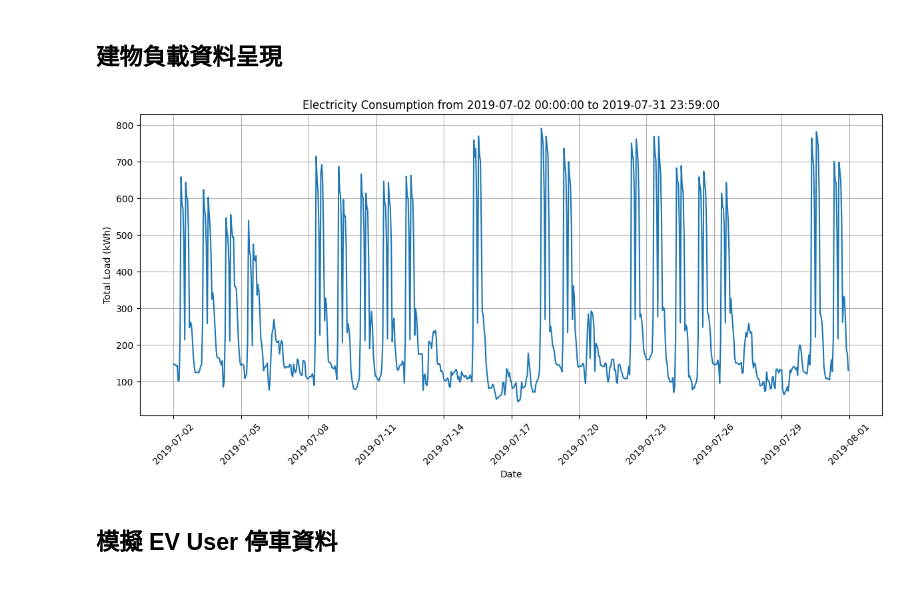
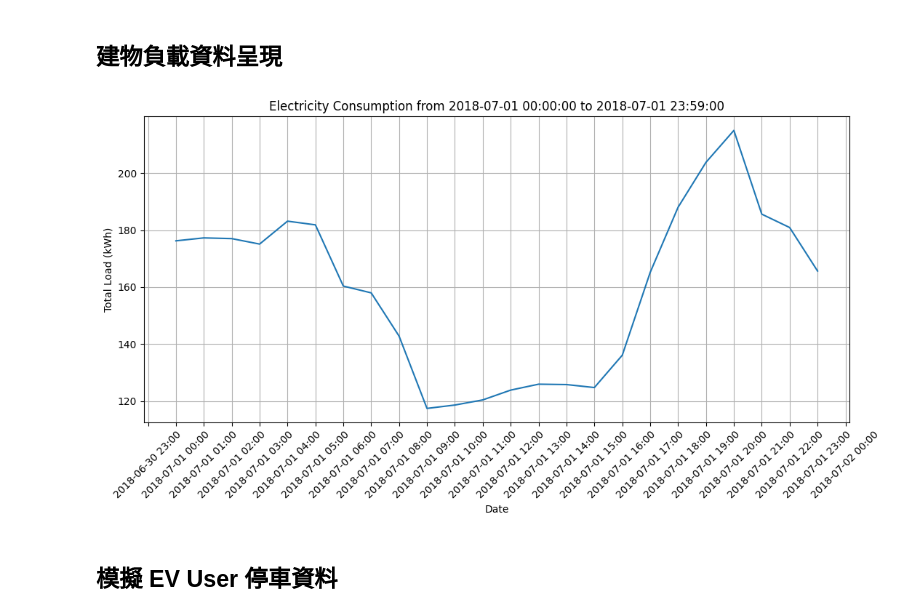
Before and after one commit to carlwang49/MY_WORK, a Jupyter notebook: DataPreprocessing.ipynb, the cells around one changed output. Saved outputs shown, nothing was run; the diff lists cells and outputs as text; code cells hidden in the pictures; blank space fills up the shorter version.

```diff
--- a/DataPreprocessing.ipynb
+++ b/DataPreprocessing.ipynb
@@ -125,8 +125,8 @@ import matplotlib.pyplot as plt
 import matplotlib.dates as mdates
 
 # set the start and end time
-start_time = '2019-07-02 00:00:00'
-end_time = '2019-07-31 23:59:00'
+start_time = '2018-07-01 00:00:00'
+end_time = '2018-07-01 23:59:00'
 
 # read the data
 BuildingConsumptionLoad = pd.read_csv('./Dataset/BuildingEnergyLoad/BuildingConsumptionLoad.csv')
@@ -138,40 +138,40 @@ BuildingConsumptionLoad['Date'] = pd.to_datetime(BuildingConsumptionLoad['Date']
 filtered_data = BuildingConsumptionLoad[(BuildingConsumptionLoad['Date'] >= start_time) & (BuildingConsumptionLoad['Date'] <= end_time)]
 
 # plot the data
-plt.figure(figsize=(12, 6))
+plt.figure(figsize=(11, 6))
 plt.plot(filtered_data['Date'], filtered_data['Total_Power(kWh)'])
 plt.xlabel('Date')
 plt.ylabel('Total Load (kWh)')
 plt.title(f'Electricity Consumption from {start_time} to {end_time}')
 
 # calculate the time range
 time_range = pd.to_datetime(end_time) - pd.to_datetime(start_time)
 
 # set the x-axis labels based on the time range
 if time_range <= pd.Timedelta(days=2):
     # if the range is less than or equal to 2 days, show the time every hour
     plt.gca().xaxis.set_major_formatter(mdates.DateFormatter('%Y-%m-%d %H:%M'))
     plt.gca().xaxis.set_major_locator(mdates.HourLocator(interval=1))
 elif time_range <= pd.Timedelta(days=7):
     # if the range is less than or equal to 7 days, show the time every 3 hours
     plt.gca().xaxis.set_major_formatter(mdates.DateFormatter('%Y-%m-%d'))
     plt.gca().xaxis.set_major_locator(mdates.DayLocator(interval=1))
 elif time_range <= pd.Timedelta(days=30):
     # if the range is less than or equal to 30 days, show the time every 3 days
     plt.gca().xaxis.set_major_formatter(mdates.DateFormatter('%Y-%m-%d'))
     plt.gca().xaxis.set_major_locator(mdates.DayLocator(interval=3))
 else:
     # if the range is greater than 30 days, show the time every week
     plt.gca().xaxis.set_major_formatter(mdates.DateFormatter('%Y-%m-%d'))
     plt.gca().xaxis.set_major_locator(mdates.WeekdayLocator(interval=1))
 
 # rotate the x-axis labels for better visibility
 plt.xticks(rotation=45)
 plt.grid(True)
 plt.tight_layout()
 plt.show()
 # %% [output]
-[figure, old version]
+[figure, new version]
 # %% [markdown]
 ## 模擬 EV User 停車資料
 # %%
```
Also changed, not shown: parts of 1 cell of this notebook, 5 other files.
